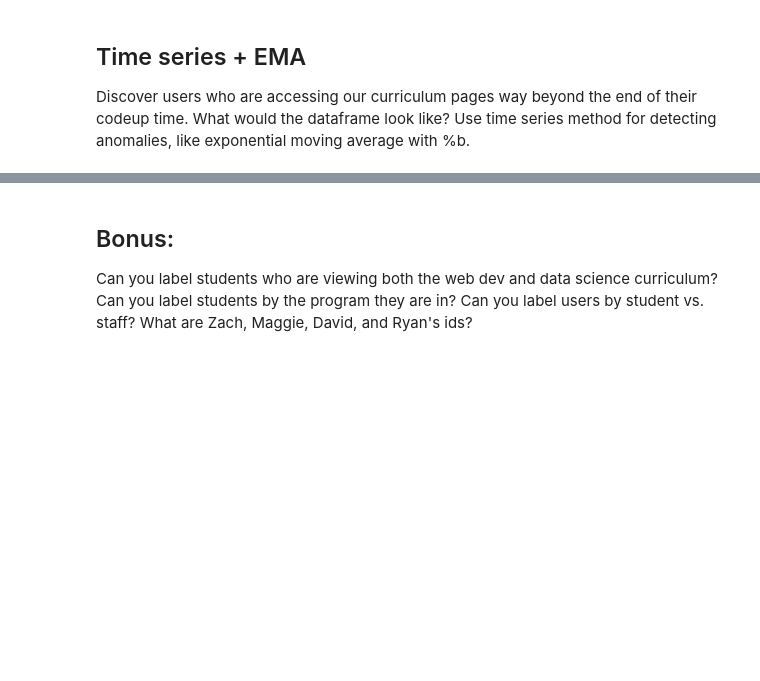
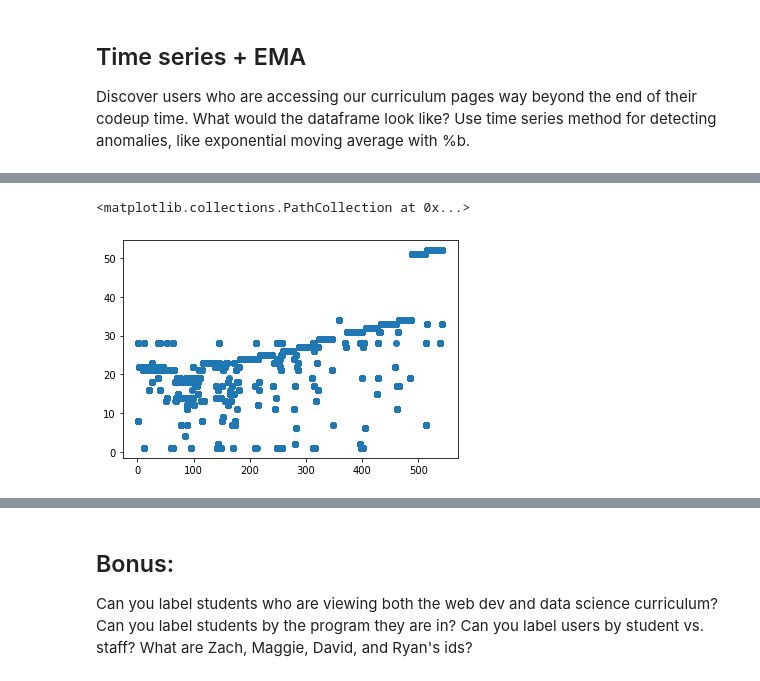
Before and after one commit to kjeliasen/ds-methodologies-exercises, a Jupyter notebook: anomaly_detection/time_series_anomaly_detection.ipynb, the cells around one changed output, grey strips where cells are left out. Cells and saved outputs as stored; diff of their text form; code cells hidden in the pictures; blank space fills up the shorter version.

```diff
--- a/anomaly_detection/time_series_anomaly_detection.ipynb
+++ b/anomaly_detection/time_series_anomaly_detection.ipynb
@@ -45,0 +58,3 @@ Discover users who are accessing our curriculum pages way beyond the end of thei
+# %%
+df.rename(columns={0:'ts_date', 1:'ts_time', 2:'path', 3:'unknown_1', 4:'unknown_2', 5: 'ip'}, inplace=True)
+df.sample(10)
@@ -45,0 +97,7 @@ Discover users who are accessing our curriculum pages way beyond the end of thei
+# %%
+df['timestamp'] = df.ts_date + ' ' + df.ts_time
+df.timestamp=pd.to_datetime(df.timestamp, format='%Y-%m-%d %H:%M:%S')
+df['idx'] = df.timestamp
+df.set_index('idx', inplace=True)
+df.drop(columns=['ts_date','ts_time'])
+display(df.sample(10))
@@ -45,0 +258,14 @@ Discover users who are accessing our curriculum pages way beyond the end of thei
+# %%
+df['slash']=df.path.str.count('/')
+max_slash = df.slash.max()
+print('max_slash:', max_slash)
+df['newslashes'] = max_slash - df.slash
+df['slashes'] = df.newslashes.apply(lambda x: x * '/')
+df['pathslash'] = df.path + df.slashes
+df['repath']=df.pathslash.str.split('/')
+for lvl in range(max_slash+1):
+    col_name = 'path' + str(lvl)
+    df[col_name] = df.pathslash.apply(lambda x: x.split('/')[lvl])
+
+df.drop(columns=['slash','newslashes','slashes','pathslash','repath'], inplace=True)
+display(df.sample(10))
@@ -45,0 +400,5 @@ Discover users who are accessing our curriculum pages way beyond the end of thei
+# %%
+plt.scatter(x=df.unknown_1, y=df.unknown_2)
+# %% [output]
+<matplotlib.collections.PathCollection at 0x...>
+[figure, added]
```
Also changed, not shown: parts of 31 cells of this notebook.
